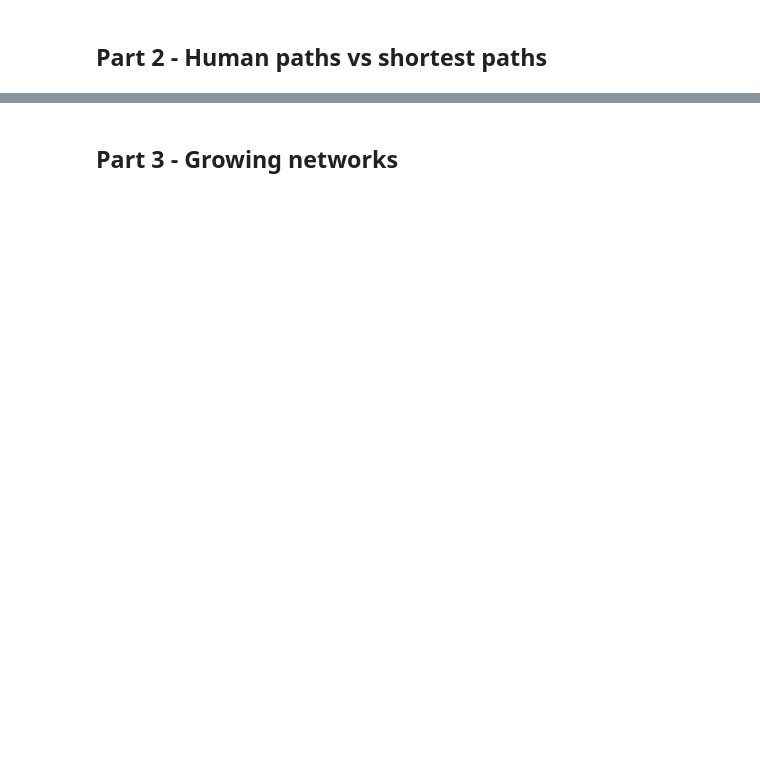
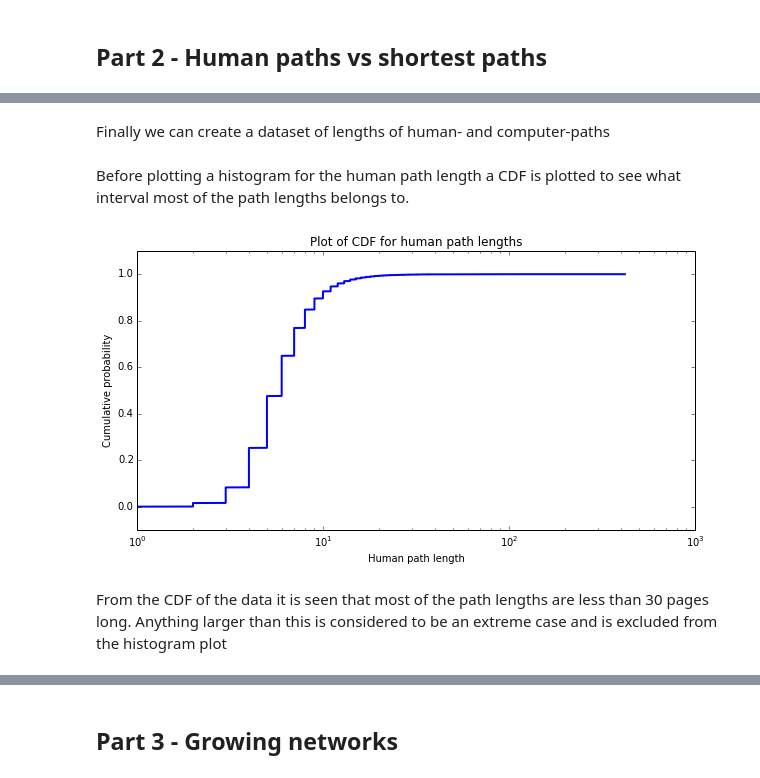
Before and after one commit to alphabits/02806-spring-2014, a Jupyter notebook: assigment-3.ipynb, the cells around one changed output, grey strips where cells are left out. Saved outputs shown, nothing was run; the diff lists cells and outputs as text; code cells hidden in the pictures; blank space fills up the shorter version.

```diff
--- a/assigment-3.ipynb
+++ b/assigment-3.ipynb
@@ -15,0 +70,3 @@ In other words a network component is a part of the graph that is closed from ot
+# %%
+edges = flatten(get_edges(path) for path in human_paths)
+search_graph = nx.DiGraph(edges)
@@ -15,0 +75,7 @@ In other words a network component is a part of the graph that is closed from ot
+# %%
+def computer_path(graph, path):
+    return nx.shortest_path(graph, source=path[0], target=path[-1])
+# %%
+computer_paths = [computer_path(search_graph, path) for path in human_paths]
+# %% [markdown]
+Finally we can create a dataset of lengths of human- and computer-paths
@@ -15,0 +84,16 @@ In other words a network component is a part of the graph that is closed from ot
+# %% [markdown]
+Before plotting a histogram for the human path length a CDF is plotted to see what interval most of the path lengths belongs to.
+# %%
+from statsmodels.distributions.empirical_distribution import ECDF
+ecdf = ECDF(map(get(0), path_lengths))
+plt.xscale("log")
+plt.ylim([-.1, 1.1])
+plt.xlabel("Human path length")
+plt.ylabel("Cumulative probability")
+plt.title("Plot of CDF for human path lengths")
+plt.gcf().set_size_inches(10, 5)
+_ = plt.plot(ecdf.x, ecdf.y, linewidth=2)
+# %% [output]
+[figure, added]
+# %% [markdown]
+From the CDF of the data it is seen that most of the path lengths are less than 30 pages long. Anything larger than this is considered to be an extreme case and is excluded from the histogram plot
```
Also changed, not shown: parts of 37 cells of this notebook.
